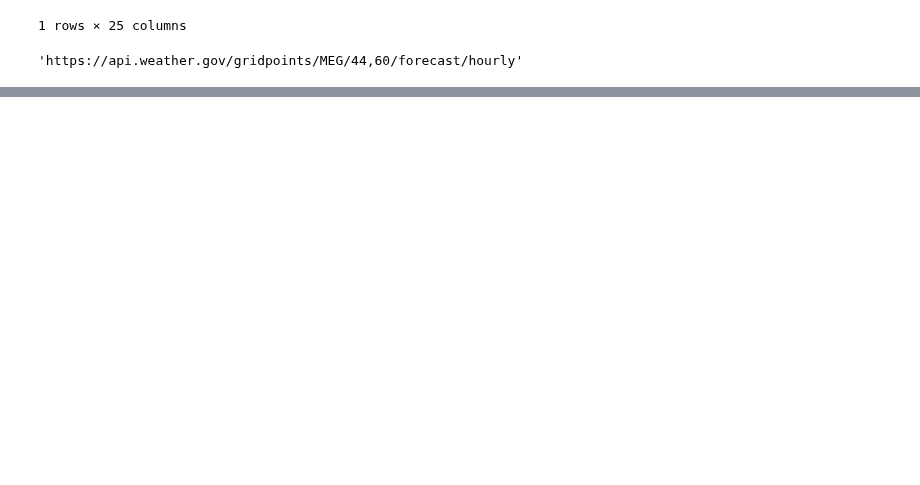
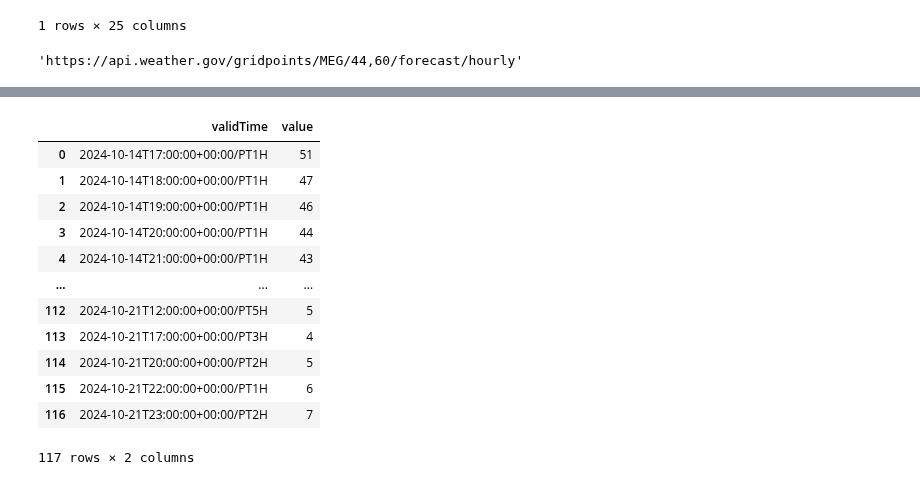
Before and after one commit to shroffr01/PersonalProject, a Jupyter notebook: new_test.ipynb, the cells around one changed output, grey strips where cells are left out. Saved outputs shown, nothing was run; the diff lists cells and outputs as text; code cells hidden in the pictures; blank space fills up the shorter version.

```diff
--- a/new_test.ipynb
+++ b/new_test.ipynb
@@ -244,0 +282,18 @@ myjson_g
+# %%
+df_sky = pd.json_normalize(myjson_g['properties']['skyCover']['values'])
+# %%
+df_sky
+# %% [output]
+|  | validTime | value |
+| 0 | 2024-10-14T17:00:00+00:00/PT1H | 51 |
+| 1 | 2024-10-14T18:00:00+00:00/PT1H | 47 |
+| 2 | 2024-10-14T19:00:00+00:00/PT1H | 46 |
+| 3 | 2024-10-14T20:00:00+00:00/PT1H | 44 |
+| 4 | 2024-10-14T21:00:00+00:00/PT1H | 43 |
+| ... | ... | ... |
+| 112 | 2024-10-21T12:00:00+00:00/PT5H | 5 |
+| 113 | 2024-10-21T17:00:00+00:00/PT3H | 4 |
+| 114 | 2024-10-21T20:00:00+00:00/PT2H | 5 |
+| 115 | 2024-10-21T22:00:00+00:00/PT1H | 6 |
+| 116 | 2024-10-21T23:00:00+00:00/PT2H | 7 |
+117 rows × 2 columns
```
Also changed, not shown: parts of 15 cells of this notebook, 1 other file.
